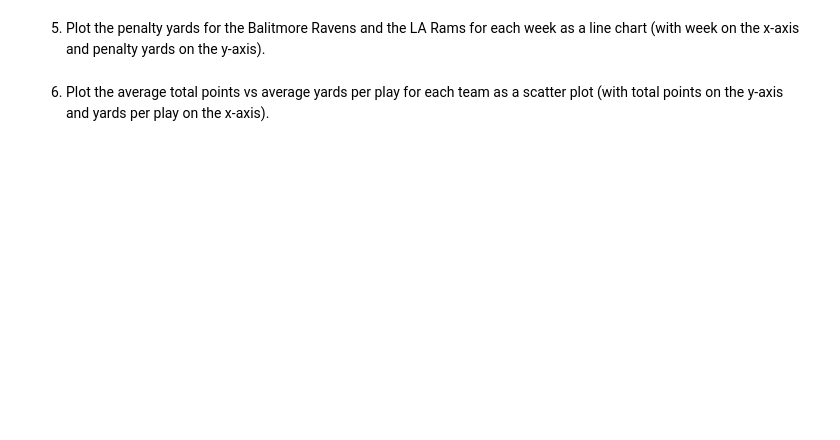
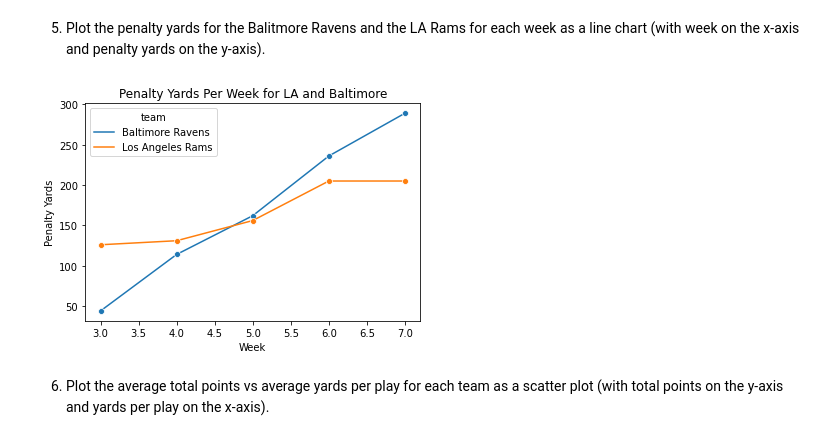
Before and after one commit to sflowers51/CIS277-FA22-Lab6, a Jupyter notebook: Lab6.ipynb, the cells around one changed output. Cells and saved outputs as stored; diff of their text form; code cells hidden in the pictures; blank space fills up the shorter version.

```diff
--- a/Lab6.ipynb
+++ b/Lab6.ipynb
@@ -28,4 +102,10 @@ df.head()
 # %% [markdown]
 5. Plot the penalty yards for the Balitmore Ravens and the LA Rams for each week as a line chart (with week on the x-axis and penalty yards on the y-axis).
+# %%
+sns.lineplot(x = df.Week,y = df.penalty_yards, data=df, hue=df[df.team.isin(["Los Angeles Rams","Baltimore Ravens"])].team, marker = "o");
+plt.ylabel("Penalty Yards")
+plt.title('Penalty Yards Per Week for LA and Baltimore');
+# %% [output]
+[figure, added]
 # %% [markdown]
 6. Plot the average total points vs average yards per play for each team as a scatter plot (with total points on the y-axis and yards per play on the x-axis).
```
Also changed, not shown: parts of 11 cells of this notebook.
